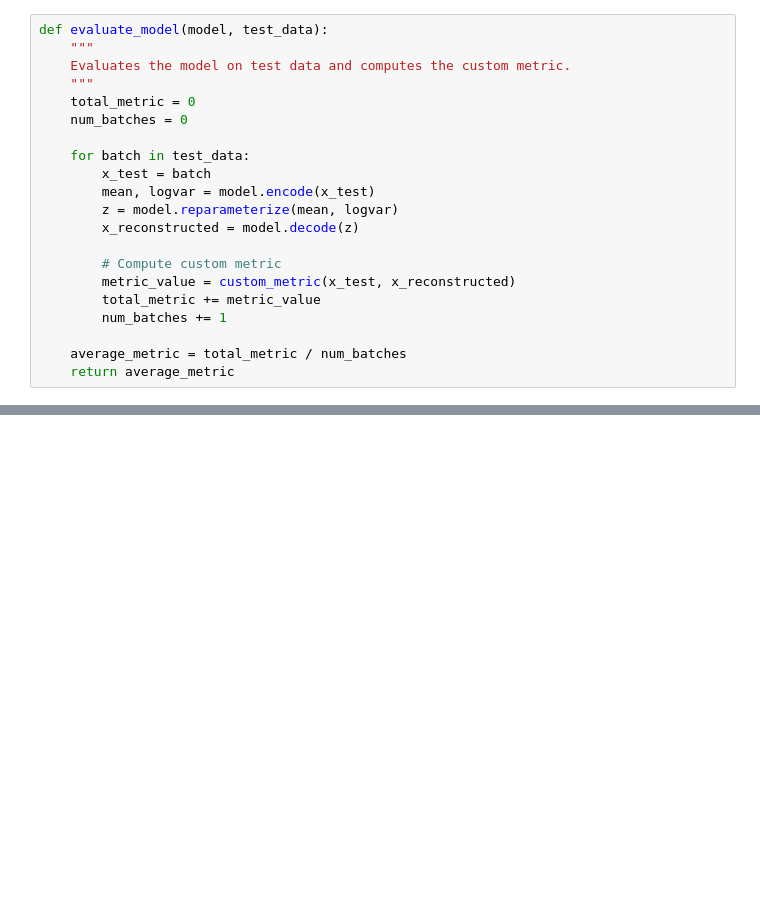
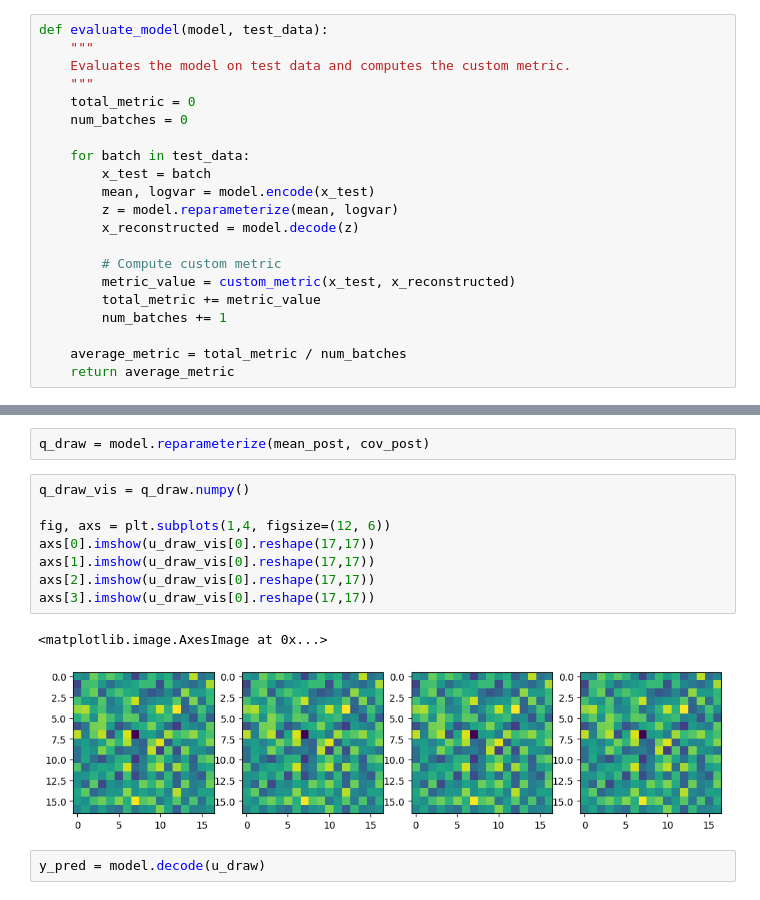
Before and after one commit to GabeXxX/Napde-Project, a Jupyter notebook: 4.1 Solving Bayesian Inverse Problems via Vae.ipynb, the cells around one changed output, grey strips where cells are left out. Drawn from its saved outputs; the diff is of its cells as text; blank space fills up the shorter version.

```diff
--- a/4.1 Solving Bayesian Inverse Problems via Vae.ipynb
+++ b/4.1 Solving Bayesian Inverse Problems via Vae.ipynb
@@ -532,0 +597,15 @@ https://doi.org/10.48550/arXiv.1912.04212
+# %%
+q_draw = model.reparameterize(mean_post, cov_post)
+# %%
+q_draw_vis = q_draw.numpy()
+
+fig, axs = plt.subplots(1,4, figsize=(12, 6))
+axs[0].imshow(u_draw_vis[0].reshape(17,17))
+axs[1].imshow(u_draw_vis[0].reshape(17,17))
+axs[2].imshow(u_draw_vis[0].reshape(17,17))
+axs[3].imshow(u_draw_vis[0].reshape(17,17))
+# %% [output]
+<matplotlib.image.AxesImage at 0x...>
+[figure, added]
+# %%
+y_pred = model.decode(u_draw)
```
Also changed, not shown: parts of 28 cells of this notebook, 2 other files.
